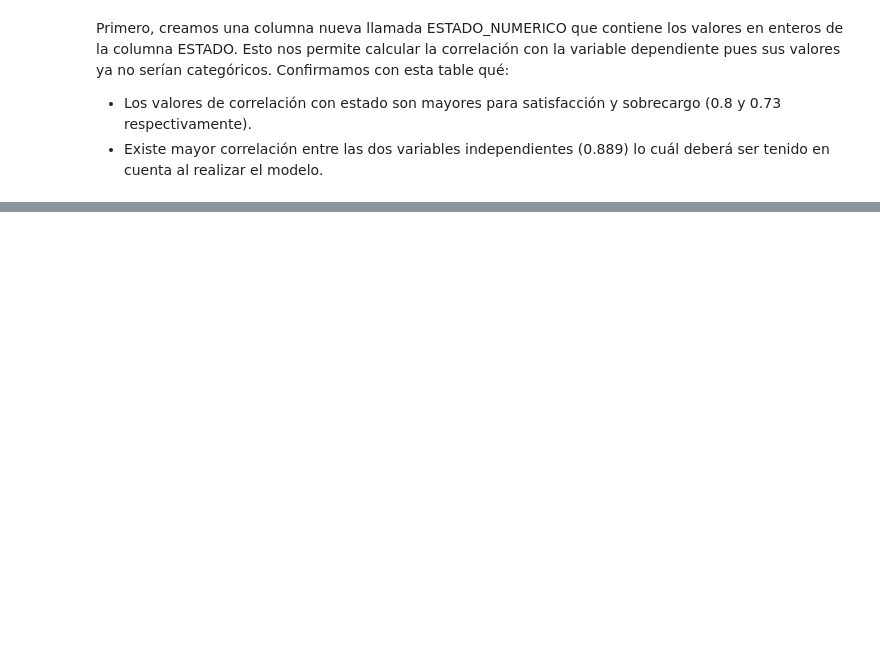
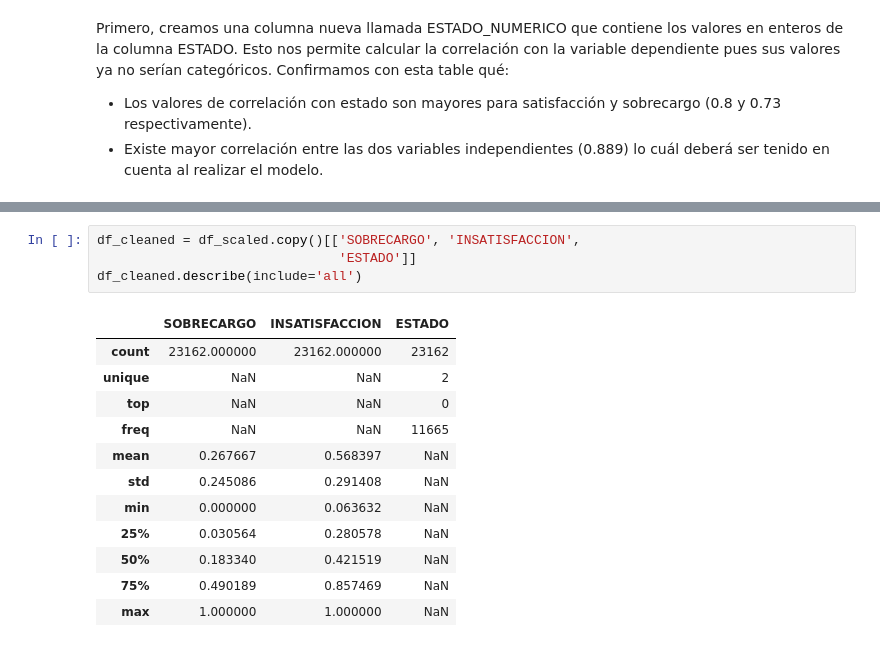
Before and after one commit to marcopza/DAProject, a Jupyter notebook: Proyecto Analítica de Datos.ipynb, the cells around one changed output, grey strips where cells are left out. Drawn from its saved outputs; the diff is of its cells as text; blank space fills up the shorter version.

```diff
--- a/Proyecto Analítica de Datos.ipynb
+++ b/Proyecto Analítica de Datos.ipynb
@@ -188,0 +245,17 @@ y sobrecargo (0.8 y 0.73 respectivamente).
+# %%
+df_cleaned = df_scaled.copy()[['SOBRECARGO', 'INSATISFACCION',
+                               'ESTADO']]
+df_cleaned.describe(include='all')
+# %% [output]
+|  | SOBRECARGO | INSATISFACCION | ESTADO |
+| count | 23162.000000 | 23162.000000 | 23162 |
+| unique | NaN | NaN | 2 |
+| top | NaN | NaN | 0 |
+| freq | NaN | NaN | 11665 |
+| mean | 0.267667 | 0.568397 | NaN |
+| std | 0.245086 | 0.291408 | NaN |
+| min | 0.000000 | 0.063632 | NaN |
+| 25% | 0.030564 | 0.280578 | NaN |
+| 50% | 0.183340 | 0.421519 | NaN |
+| 75% | 0.490189 | 0.857469 | NaN |
+| max | 1.000000 | 1.000000 | NaN |
```
Also changed, not shown: parts of 13 cells of this notebook.
